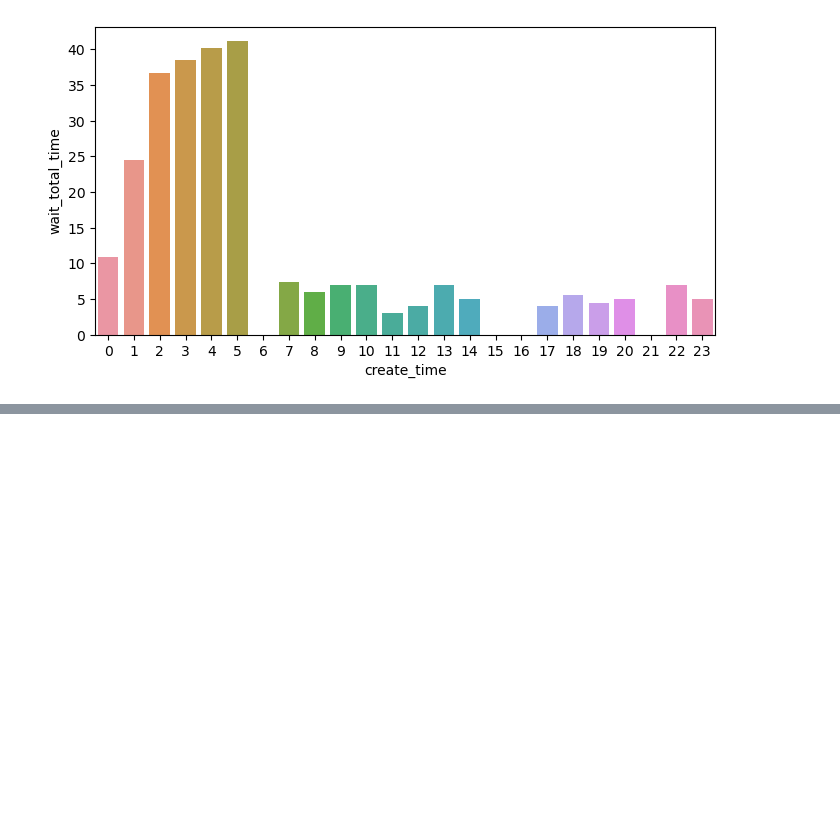
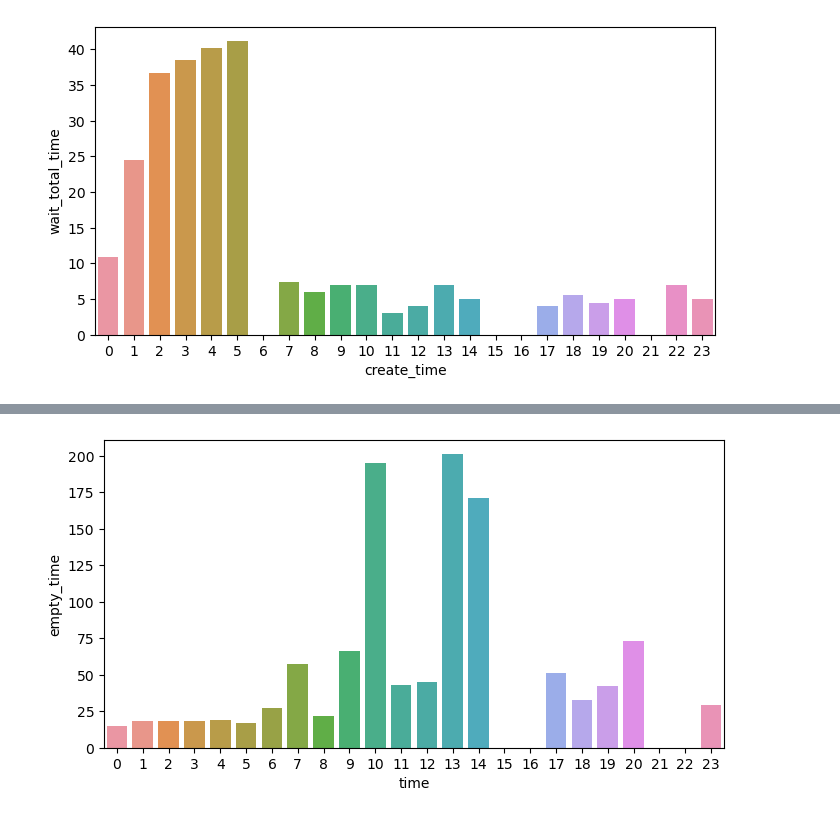
Before and after one commit to mas-taxim/multi-vehicle-simulator, a Jupyter notebook: statistics/report.ipynb, the cells around one changed output, grey strips where cells are left out. Saved outputs shown, nothing was run; the diff lists cells and outputs as text; code cells hidden in the pictures; blank space fills up the shorter version.

Commit message:
add vehicle empty time chart

```diff
--- a/statistics/report.ipynb
+++ b/statistics/report.ipynb
@@ -41,2 +41,10 @@ plt.savefig("../img/wait_total_time.png")
 # %% [output]
 [figure]
+# %%
+v_df = pd.DataFrame(data['vehicle']).T
+
+v_df['wait_alloc_time'] /= 60000
+v_df['moving_to_load_time'] /= 60000
+
+v_alloc_time_avg = v_df['wait_alloc_time'].mean()
+v_moving_to_load_time = v_df['moving_to_load_time'].mean()
@@ -42,0 +58,25 @@ plt.savefig("../img/wait_total_time.png")
+# %%
+event_list = []
+
+for v_event in v_df['empty_event']:
+    for event in v_event:
+        event_list.append(event)
+
+event_df = pd.DataFrame(event_list, columns=['time', 'empty_time'])
+event_df['time'] = pd.to_datetime(event_df['time'], unit='ms')
+event_df['empty_time'] /= 60000
+#task_df['last_update_time'] = pd.to_datetime(task_df['last_update_time'], unit='ms')
+
+# to koran time
+event_df['time'] = pd.DatetimeIndex(event_df['time'] + timedelta(hours=9))
+event_df
+
+event_df_g = event_df.groupby([pd.Grouper(key='time',freq='1H')])['empty_time'].mean().reset_index().sort_values(['time'])
+event_df_g['time'] = event_df_g['time'].dt.hour
+event_df_g
+
+plt4 = plt.figure(figsize = (8,4))
+sns.barplot(x = 'time', y = 'empty_time',data = event_df_g)
+plt.savefig("../img/vehicle-empty-time.png")
+# %% [output]
+[figure, added]
```
Also changed, not shown: parts of 4 cells of this notebook, 6 other files.
